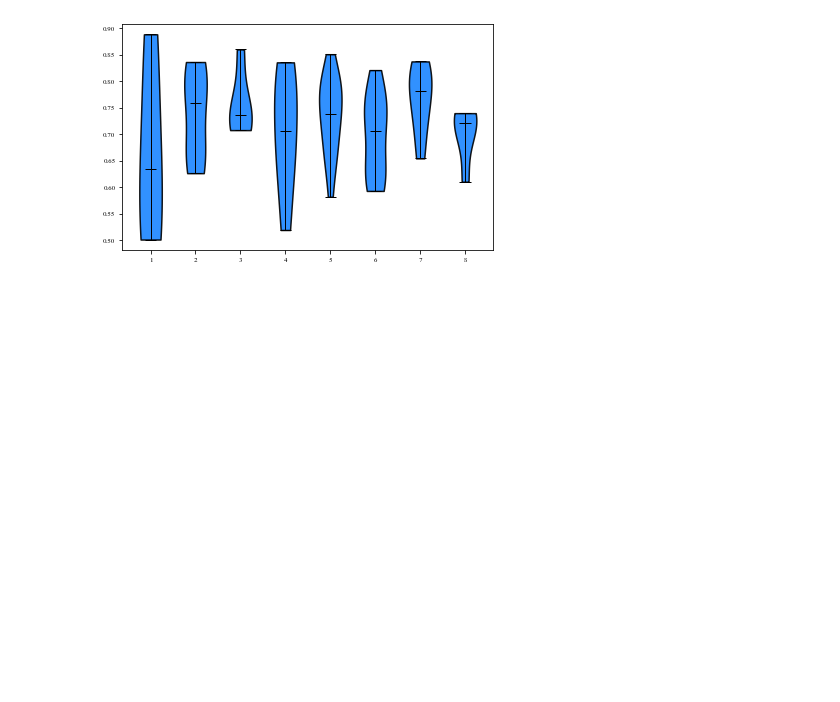
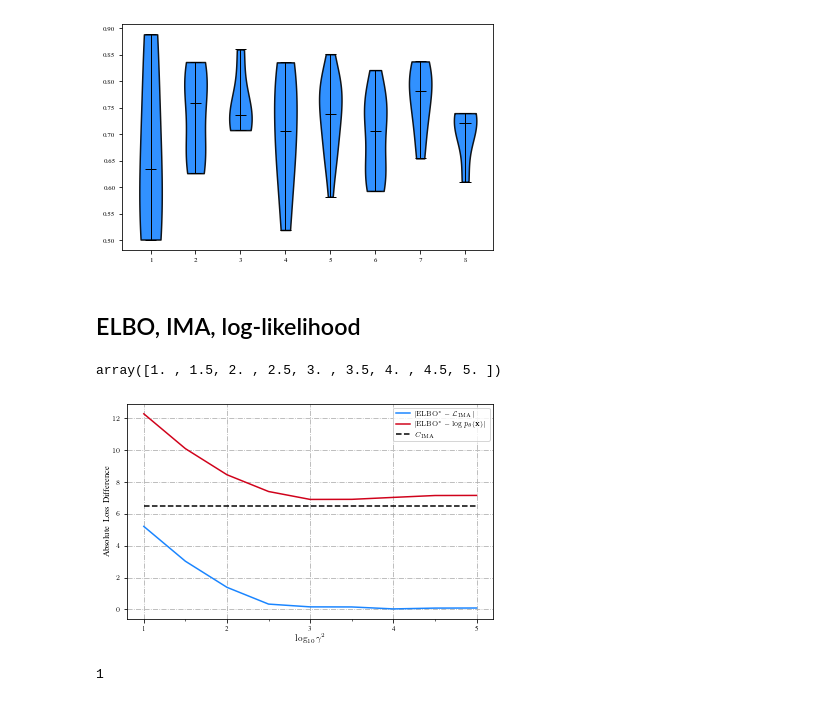
Before and after one commit to rpatrik96/ima-vae, a Jupyter notebook: notebooks/synth_plots.ipynb, the cells around one changed output. Saved outputs shown, nothing was run; the diff lists cells and outputs as text; code cells hidden in the pictures; blank space fills up the shorter version.

```diff
--- a/notebooks/synth_plots.ipynb
+++ b/notebooks/synth_plots.ipynb
@@ -208,3 +223,72 @@ vp = plt.violinplot(groups, showmedians=True)
 format_violin(vp)
 # %% [output]
 [figure]
+# %% [markdown]
+## ELBO, IMA, log-likelihood
+# %%
+elbo_gap_data= np.load("elbo_gap_data.npy")
+# %%
+log_gamma_sq = np.log10(elbo_gap_data[:,0])
+elbo = elbo_gap_data[:,1]
+log_likelihood = elbo_gap_data[:,2]
+ima = elbo_gap_data[:,3]
+# %%
+log_gamma_sq
+# %% [output]
+array([1. , 1.5, 2. , 2.5, 3. , 3.5, 4. , 4.5, 5. ])
+# %%
+from matplotlib.ticker import MultipleLocator, FormatStrFormatter
+
+LABELPAD = 1
+TICK_PADDING = 2
+
+global_cima = 6.5
+
+fig = plt.figure(figsize=figsizes.neurips2022(nrows=1, ncols=1)['figure.figsize'])
+
+"""MCC vs CIMA over different gamma"""
+ax = fig.add_subplot(111)
+ax.grid(True, which="major", ls="-.")
+ax.set_axisbelow(True)
+
+
+
+# MCC
+elbo_ima = np.abs(elbo - ima)
+ax.plot(log_gamma_sq, elbo_ima, label=r"$|\mathrm{ELBO}^*-\mathcal{L}_{\mathrm{IMA}}|$", c=BLUE)
+# ax.errorbar(log_gamma_sq, elbo_ima.mean(0), yerr=elbo_ima.std(0), label='elbo-ima', c=BLUE)
+
+# CIMA
+elbo_log_likelihood = np.abs(elbo-log_likelihood)
+ax.plot(log_gamma_sq, elbo_log_likelihood, label=r"$|\mathrm{ELBO}^*-\log p_{\mathbf{\theta}}(\mathbf{x})|$", c=RED)
+# ax.errorbar(log_gamma_sq, elbo_log_likelihood.mean(0), yerr=elbo_log_likelihood.std(0), label='elbo-log likelihood', c=RED)
+
+ax.plot(log_gamma_sq, global_cima*np.ones_like(log_gamma_sq), label=r"$C_{\mathrm{IMA}}$", c="black", linestyle="--")
+
+ax.set_ylabel("Absolute Loss Difference", labelpad=LABELPAD)
+ax.set_xlabel(r"$\log_{10}\gamma^2$", labelpad=LABELPAD)
+plt.legend()
+
+ax.set_xticklabels(range(log_gamma_sq[0].astype(int),log_gamma_sq[-1].astype(int)))
+
+
+
+# Make a plot with major ticks that are multiples of 20 and minor ticks that
+# are multiples of 5.  Label major ticks with '%d' formatting but don't label
+# minor ticks.
+ax.xaxis.set_major_locator(MultipleLocator(1))
+ax.xaxis.set_major_formatter(FormatStrFormatter('%d'))
+
+# For the minor ticks, use no labels; default NullFormatter.
+ax.xaxis.set_minor_locator(MultipleLocator(0.5))
+
+# handle1, label1 = ax.get_legend_handles_labels()
+
+
+plt.savefig("ima_elbo_likelihood.svg")
+# %% [output]
+[figure, added]
+# %%
+log_gamma_sq[0].astype(int)
+# %% [output]
+1
```
Also changed, not shown: parts of 4 cells of this notebook, 3 other files.
